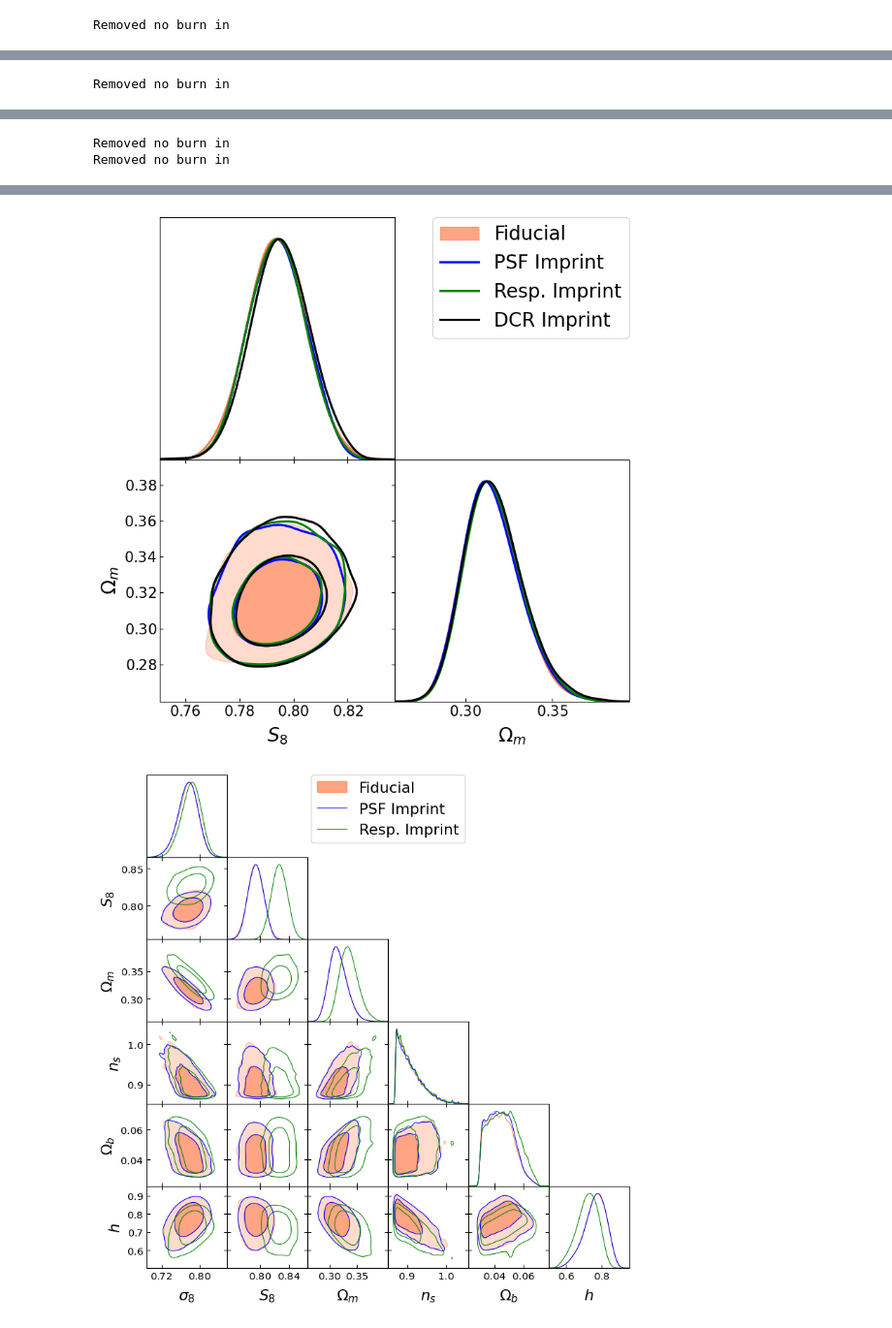
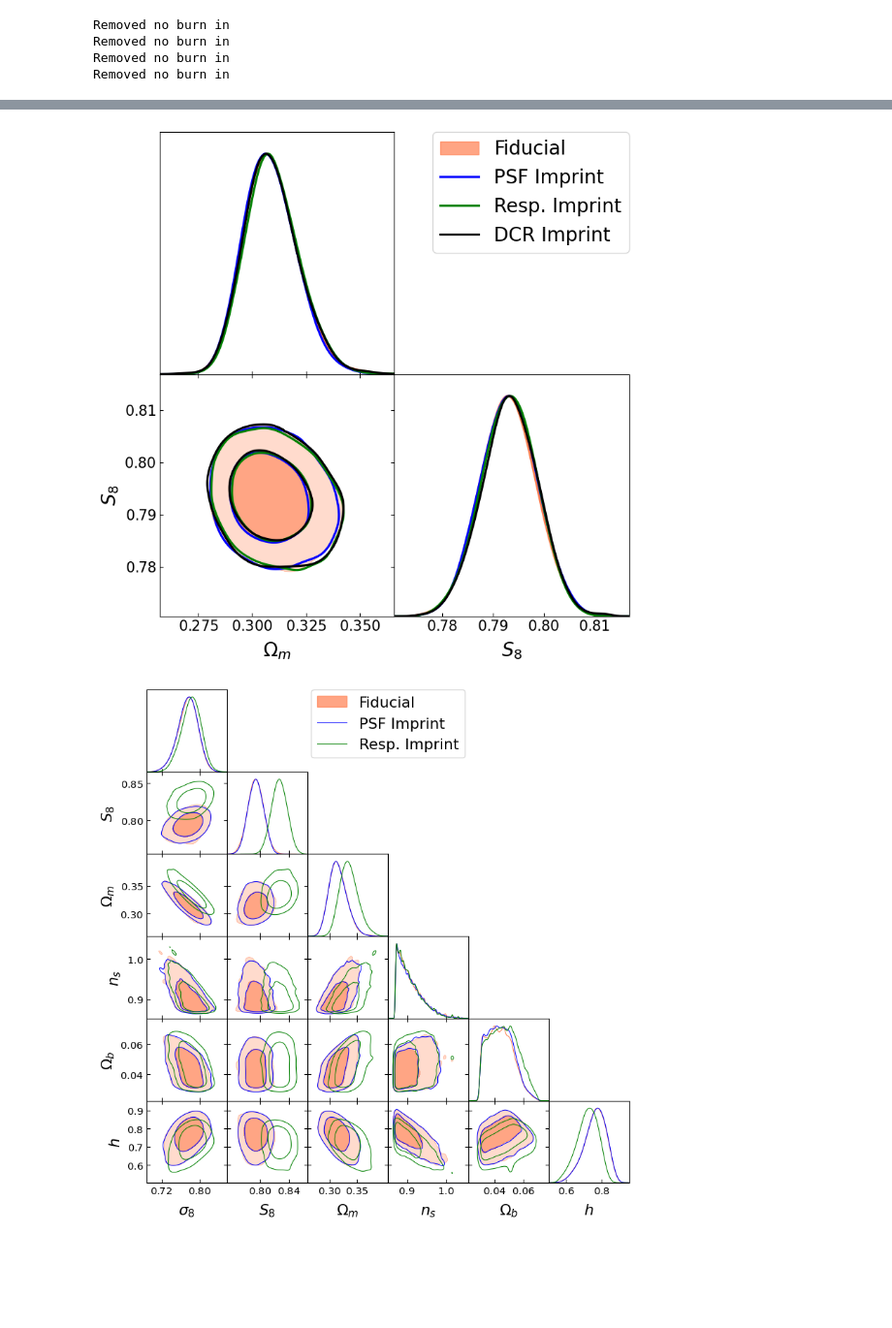
Before and after one commit to ShrihanSolo/cosmolib, a Jupyter notebook: shrihan/cosmoplot_clean_lssty1_allA.ipynb, the cells around one changed output, grey strips where cells are left out. Shown at 97% size. Drawn from its saved outputs; the diff is of its cells as text; code cells hidden in the pictures; blank space fills up the shorter version.

```diff
--- a/shrihan/cosmoplot_clean_lssty1_allA.ipynb
+++ b/shrihan/cosmoplot_clean_lssty1_allA.ipynb
@@ -1,12 +1,10 @@
 # %%
 
-import getdist
 from getdist import plots, MCSamples
 from getdist.paramnames import escapeLatex, makeList, mergeRenames
 import numpy as np
 import pandas as pd
 import matplotlib.pyplot as plt
-import matplotlib
 from pathlib import Path
 %matplotlib inline
 
@@ -61,8 +59,8 @@ g.settings.linewidth = 2
 
 g.triangle_plot(
     [newfidA_samples, newfidB_samples, newfidC_samples, newfidD_samples],
-    ['s8', 'Om'],
-    filled=[True, False, False, False, True, True],
+    ['Om', 's8'],
+    filled=[True, False, False, False, False, True],
     colors=['coral', 'blue', 'green', 'black', 'black', 'black'],
     alphas=[0.7, 1.0, 1.0, 1.0, 0.5, 0.5],
     legend_labels=['Fiducial', 'PSF Imprint', 'Resp. Imprint', 'DCR Imprint'],  # Turn off legend
@@ -77 +77,4 @@ WARNING:root:outlier fraction 7.307244036375461e-06
 Removed no burn in
+Removed no burn in
+Removed no burn in
+Removed no burn in
@@ -79 +80,0 @@ WARNING:root:outlier fraction 8.166898742705938e-06
-Removed no burn in
@@ -81,2 +80,0 @@ WARNING:root:outlier fraction 6.872214605517701e-06
-Removed no burn in
-Removed no burn in
@@ -84,4 +81,4 @@ WARNING:root:outlier fraction 4.912146264067159e-06
-[figure, old version]
+[figure, new version]
 # %%
 g.triangle_plot(
     [newfidA_samples, newfidB_samples, newfidC_samples], #newfidD_samples],
```
Also changed, not shown: parts of 1 cell of this notebook, 38 other files.
